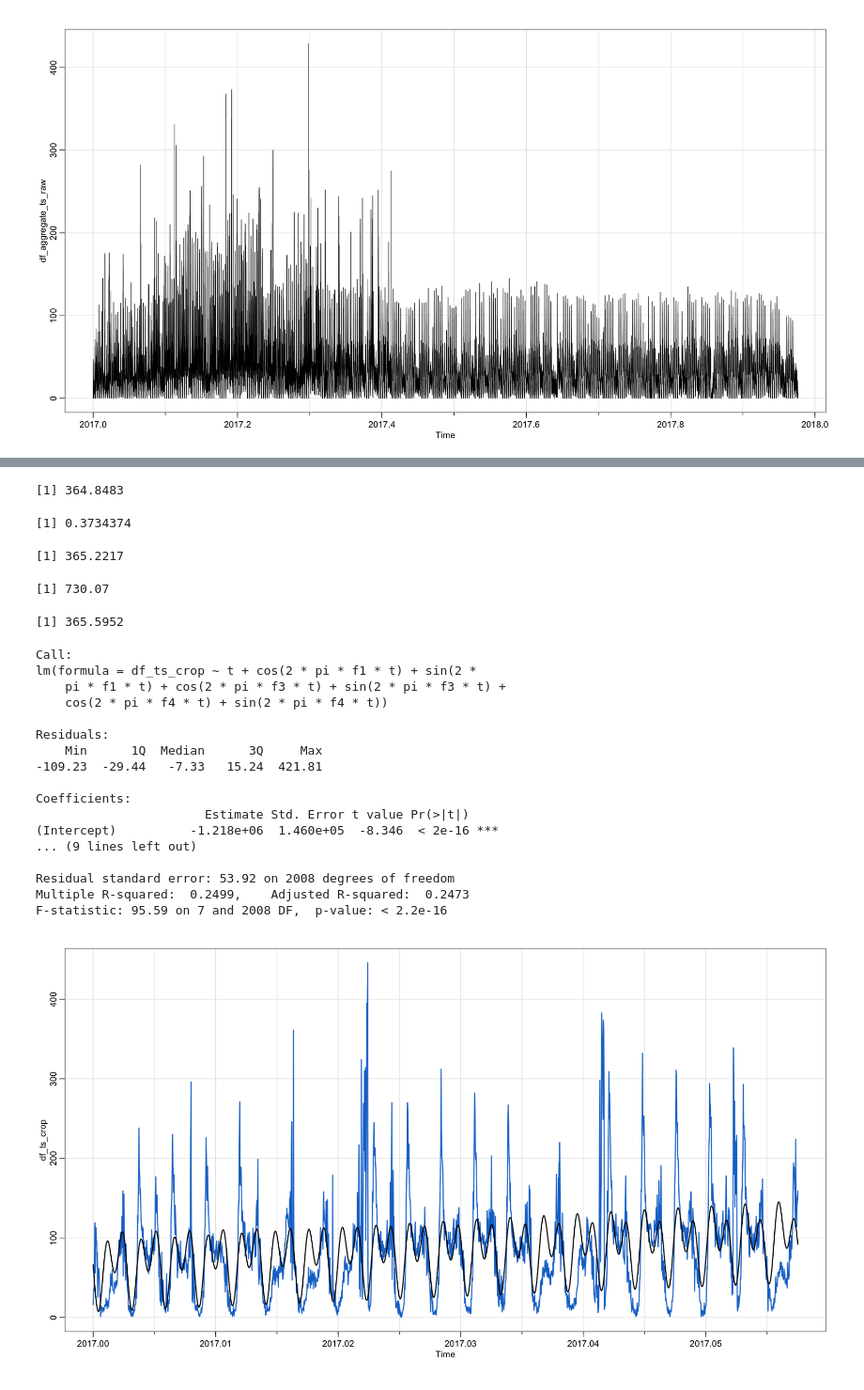
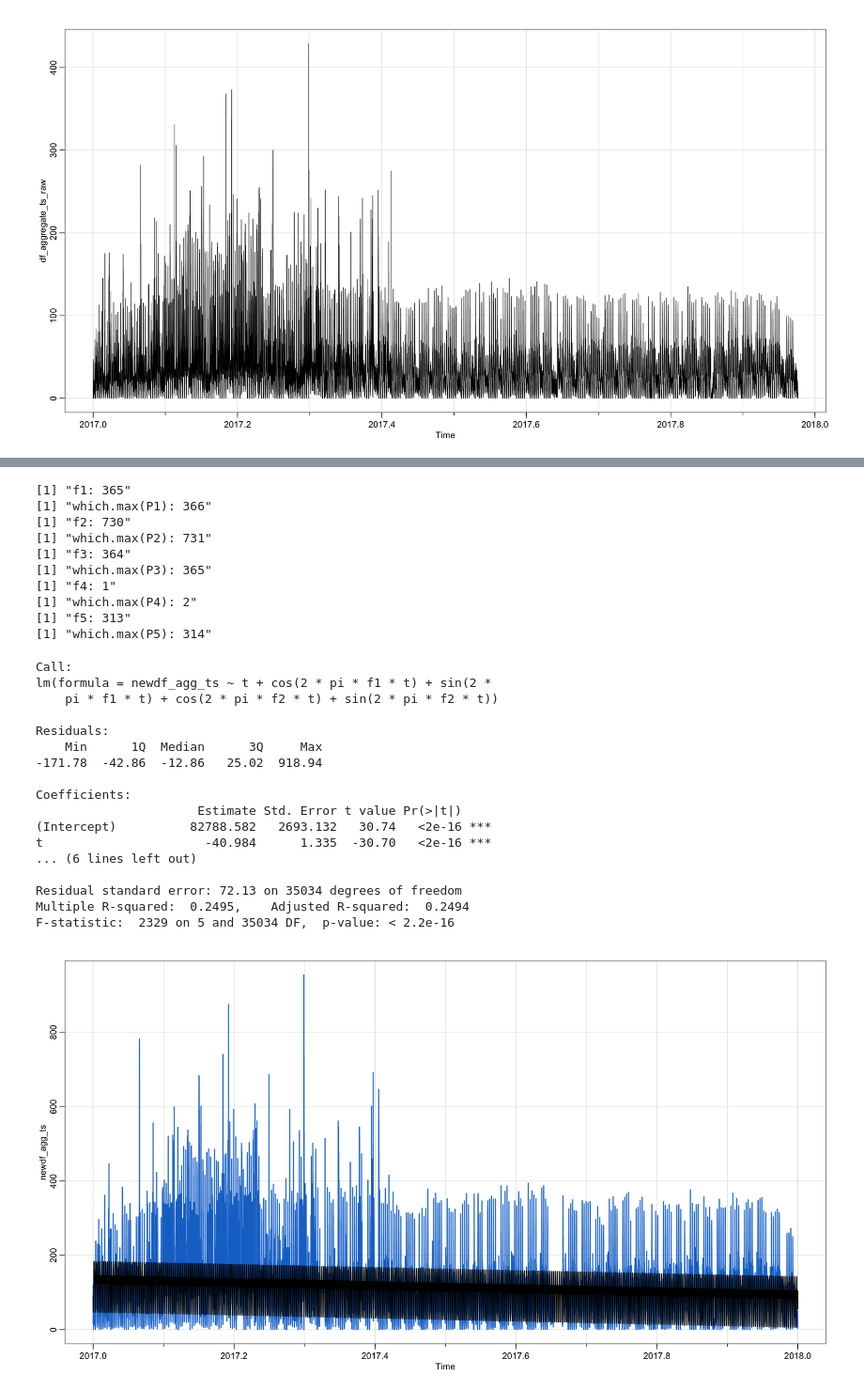
Before and after one commit to FelipeBastarrica/Obligatorio-Series-Temporales, a Jupyter notebook: Obligatorio_ST.ipynb, the cells around one changed output, grey strips where cells are left out. Shown at 94% size. Drawn from its saved outputs; the diff is of its cells as text; code cells hidden in the pictures.

```diff
--- a/Obligatorio_ST.ipynb
+++ b/Obligatorio_ST.ipynb
@@ -35,12 +51,7 @@ df_raw = read.csv("./2017_2018_raw.csv", sep =";")
 # %%
-head(df)
 weekend_days = 0
 
 # Frecuencia de muestreo por 15 min
-freq = ((365-weekend_days)*24*60)/(3*5)
+#freq = ((365-weekend_days)*24*60)/(3*5)
+freq = ((365-weekend_days)*24*60)/(5)
 freq_aux = ((365-weekend_days)*24*60)/(3*5*(365/7))
-# Frecuencia por semana
-#freq = (365-weekend_days)/(5)
-freq
-
-head(df_raw)
@@ -150,63 +179,74 @@ plot(f, P, type="b", xlab="Frecuencia", main="Periodograma escalado", col=4, lwd
 # %%
+samples_per_day = 96
 # Primera frecuencia de mayor importancia
-f1 = f[which.max(P)]*samples_per_day
-f1
+f1 = f[which.max(P)]*samples_per_day/3
+print(paste("f1:",f1))
+print(paste("which.max(P1):",which.max(P)))
 
 # Segunda frecuencia de mayor importancia
 P[which.max(P)] = 0
-f2 = f[which.max(P)]*samples_per_day
-f2
+f2 = f[which.max(P)]*samples_per_day/3
+print(paste("f2:",f2))
+print(paste("which.max(P2):",which.max(P)))
 
 # Tercera frecuencia de mayor importancia
 P[which.max(P)] = 0
-f3 = f[which.max(P)]*samples_per_day
-f3
+f3 = f[which.max(P)]*samples_per_day/3
+print(paste("f3:",f3))
+print(paste("which.max(P3):",which.max(P)))
 
 # Cuarta frecuencia de mayor importancia
 P[which.max(P)] = 0
-f4 = f[which.max(P)]*samples_per_day
-f4
+f4 = f[which.max(P)]*samples_per_day/3
+print(paste("f4:",f4))
+print(paste("which.max(P4):",which.max(P)))
 
 # Quinta frecuencia de mayor importancia
 P[which.max(P)] = 0
-f5 = f[which.max(P)]*samples_per_day
-f5
+f5 = f[which.max(P)]*samples_per_day/3
+print(paste("f5:",f5))
+print(paste("which.max(P5):",which.max(P)))
 # %% [output]
-[1] 364.8483
+[1] "f1: 365"
+[1] "which.max(P1): 366"
+[1] "f2: 730"
+[1] "which.max(P2): 731"
+[1] "f3: 364"
+[1] "which.max(P3): 365"
+[1] "f4: 1"
+[1] "which.max(P4): 2"
+[1] "f5: 313"
+[1] "which.max(P5): 314"
-[1] 0.3734374
-[1] 365.2217
-[1] 730.07
-[1] 365.5952
 # %%
-t = time(df_ts_crop)
+t = time(newdf_agg_ts)
 
 # Creación de fit con las 3 frecuencias halladas
-fit_df_ts_crop = lm(df_ts_crop ~ t + cos(2*pi*f1*t)+sin(2*pi*f1*t)+cos(2*pi*f3*t)+sin(2*pi*f3*t)+cos(2*pi*f4*t)+sin(2*pi*f4*t))
+fit_df_ts_crop = lm(newdf_agg_ts ~ t + cos(2*pi*f1*t)+sin(2*pi*f1*t)+cos(2*pi*f2*t)+sin(2*pi*f2*t))
 
 summary(fit_df_ts_crop)
 
-adjustment_fit_df_ts_crop = ts(fitted(fit_df_ts_crop), start=2017, freq=freq)
-tsplot(df_ts_crop, col=4, lwd=2)
+adjustment_fit_df_ts_crop = ts(fitted(fit_df_ts_crop), start=2017, freq=freq/3)
+tsplot(newdf_agg_ts, col=4, lwd=2)
 lines(adjustment_fit_df_ts_crop, lwd=2)
 
 # Residuals del ajuste
 residuals_fit = residuals(fit_df_ts_crop)
 # %% [output]
 Call:
-lm(formula = df_ts_crop ~ t + cos(2 * pi * f1 * t) + sin(2 *
-    pi * f1 * t) + cos(2 * pi * f3 * t) + sin(2 * pi * f3 * t) +
-    cos(2 * pi * f4 * t) + sin(2 * pi * f4 * t))
+lm(formula = newdf_agg_ts ~ t + cos(2 * pi * f1 * t) + sin(2 *
+    pi * f1 * t) + cos(2 * pi * f2 * t) + sin(2 * pi * f2 * t))
 
 Residuals:
     Min      1Q  Median      3Q     Max
--109.23  -29.44   -7.33   15.24  421.81
+-171.78  -42.86  -12.86   25.02  918.94
 
 Coefficients:
-                       Estimate Std. Error t value Pr(>|t|)
-(Intercept)          -1.218e+06  1.460e+05  -8.346  < 2e-16 ***
-... (9 lines left out)
+                      Estimate Std. Error t value Pr(>|t|)
+(Intercept)          82788.582   2693.132   30.74   <2e-16 ***
+t                      -40.984      1.335  -30.70   <2e-16 ***
+... (6 lines left out)
 
-Residual standard error: 53.92 on 2008 degrees of freedom
-Multiple R-squared:  0.2499,    Adjusted R-squared:  0.2473
-F-statistic: 95.59 on 7 and 2008 DF,  p-value: < 2.2e-16
+Residual standard error: 72.13 on 35034 degrees of freedom
+Multiple R-squared:  0.2495,    Adjusted R-squared:  0.2494
+F-statistic:  2329 on 5 and 35034 DF,  p-value: < 2.2e-16
-[figure, old version]
+[figure, new version]
```
Also changed, not shown: parts of 33 cells of this notebook.
